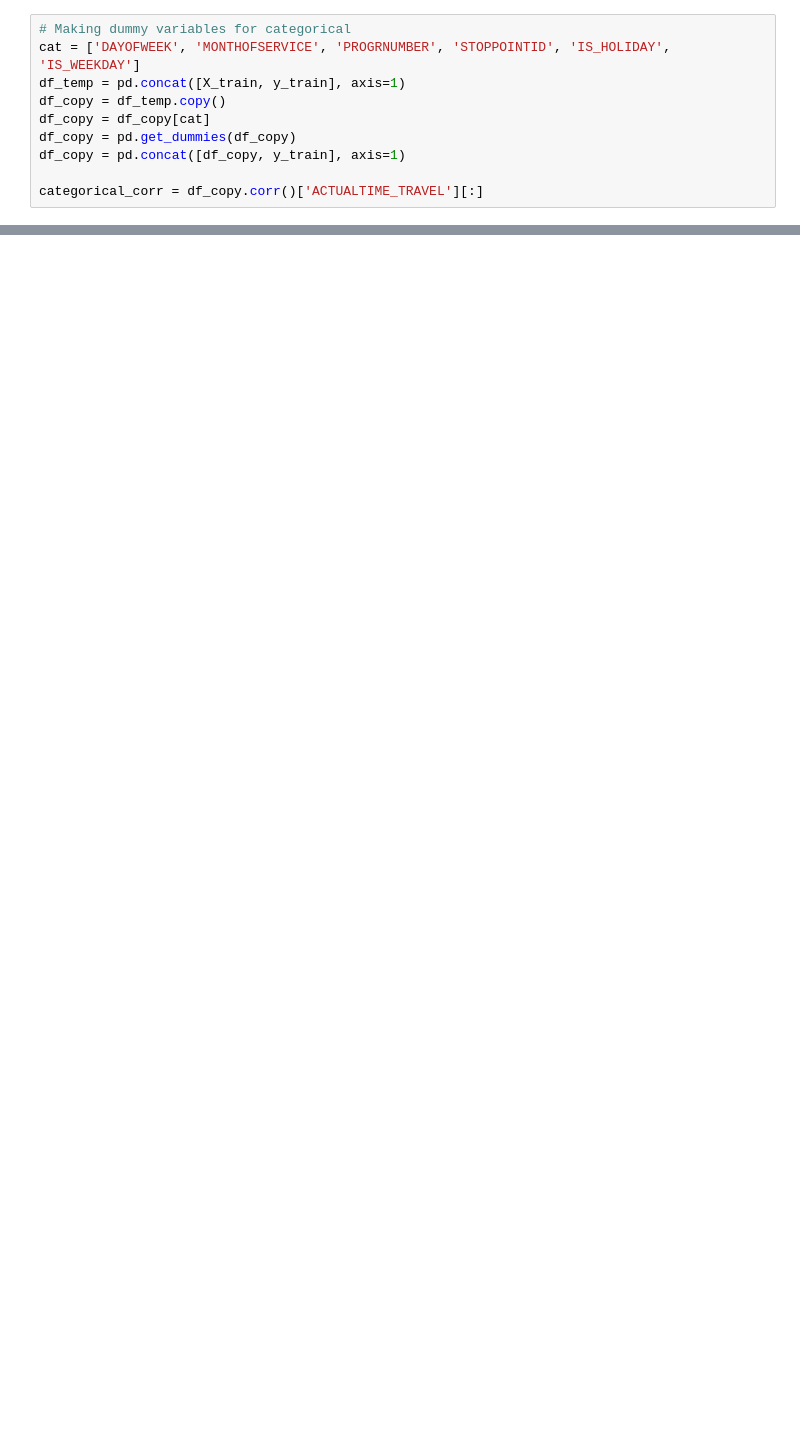
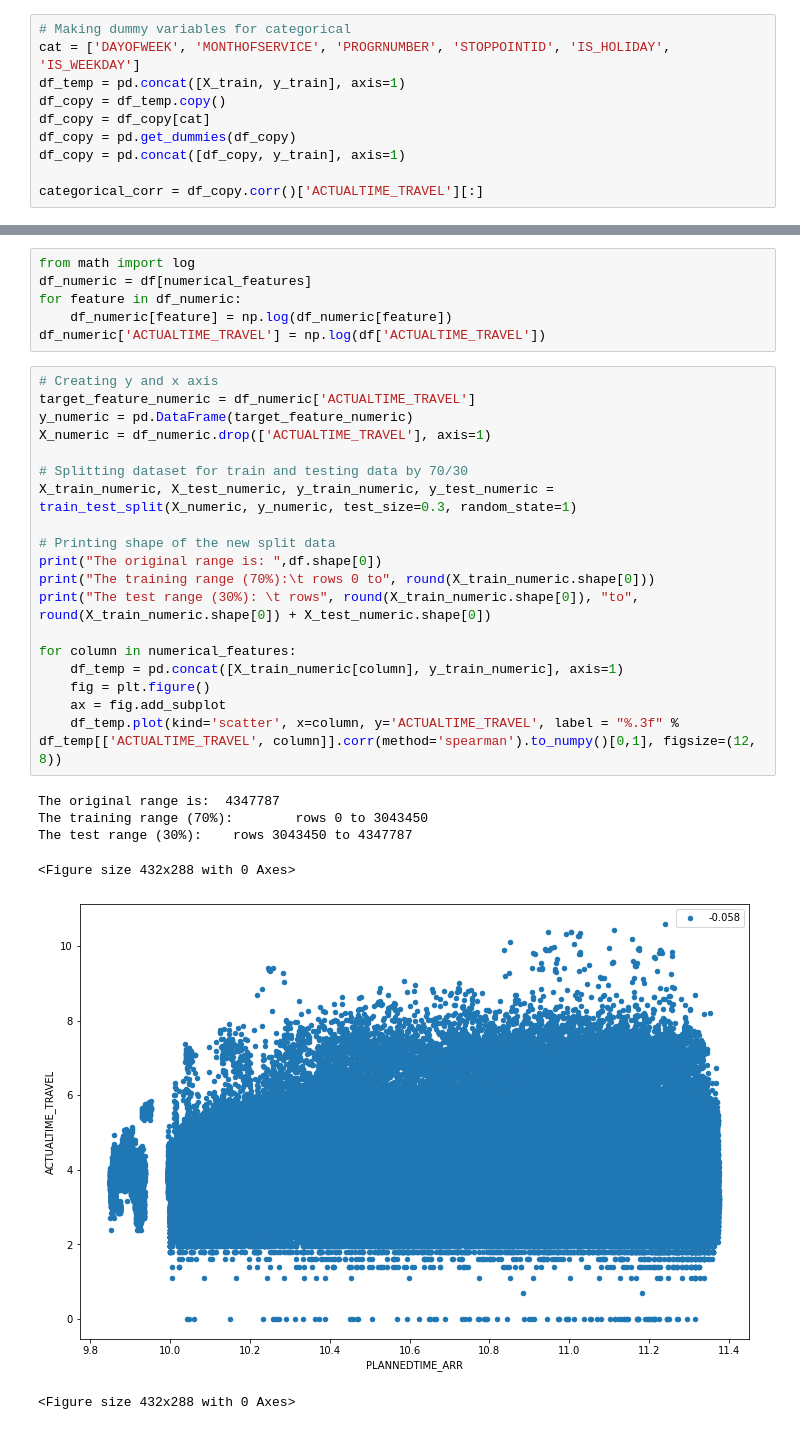
Before and after one commit to CityRoute/Data-Analytics-CityRoute, a Jupyter notebook: Data_Modelling.ipynb, the cells around one changed output, grey strips where cells are left out. Cells and saved outputs as stored; diff of their text form; blank space fills up the shorter version.

```diff
--- a/Data_Modelling.ipynb
+++ b/Data_Modelling.ipynb
@@ -531,0 +543,32 @@ Name: ACTUALTIME_TRAVEL, dtype: float64
+# %%
+from math import log
+df_numeric = df[numerical_features]
+for feature in df_numeric:
+    df_numeric[feature] = np.log(df_numeric[feature])
+df_numeric['ACTUALTIME_TRAVEL'] = np.log(df['ACTUALTIME_TRAVEL'])
+# %%
+# Creating y and x axis
+target_feature_numeric = df_numeric['ACTUALTIME_TRAVEL']
+y_numeric = pd.DataFrame(target_feature_numeric)
+X_numeric = df_numeric.drop(['ACTUALTIME_TRAVEL'], axis=1)
+
+# Splitting dataset for train and testing data by 70/30
+X_train_numeric, X_test_numeric, y_train_numeric, y_test_numeric = train_test_split(X_numeric, y_numeric, test_size=0.3, random_state=1)
+
+# Printing shape of the new split data
+print("The original range is: ",df.shape[0])
+print("The training range (70%):\t rows 0 to", round(X_train_numeric.shape[0]))
+print("The test range (30%): \t rows", round(X_train_numeric.shape[0]), "to", round(X_train_numeric.shape[0]) + X_test_numeric.shape[0])
+
+for column in numerical_features:
+    df_temp = pd.concat([X_train_numeric[column], y_train_numeric], axis=1)
+    fig = plt.figure()
+    ax = fig.add_subplot
+    df_temp.plot(kind='scatter', x=column, y='ACTUALTIME_TRAVEL', label = "%.3f" % df_temp[['ACTUALTIME_TRAVEL', column]].corr(method='spearman').to_numpy()[0,1], figsize=(12, 8))
+# %% [output]
+The original range is:  4347787
+The training range (70%):        rows 0 to 3043450
+The test range (30%):    rows 3043450 to 4347787
+<Figure size 432x288 with 0 Axes>
+[figure, added]
+<Figure size 432x288 with 0 Axes>
```
Also changed, not shown: parts of 25 cells of this notebook.
